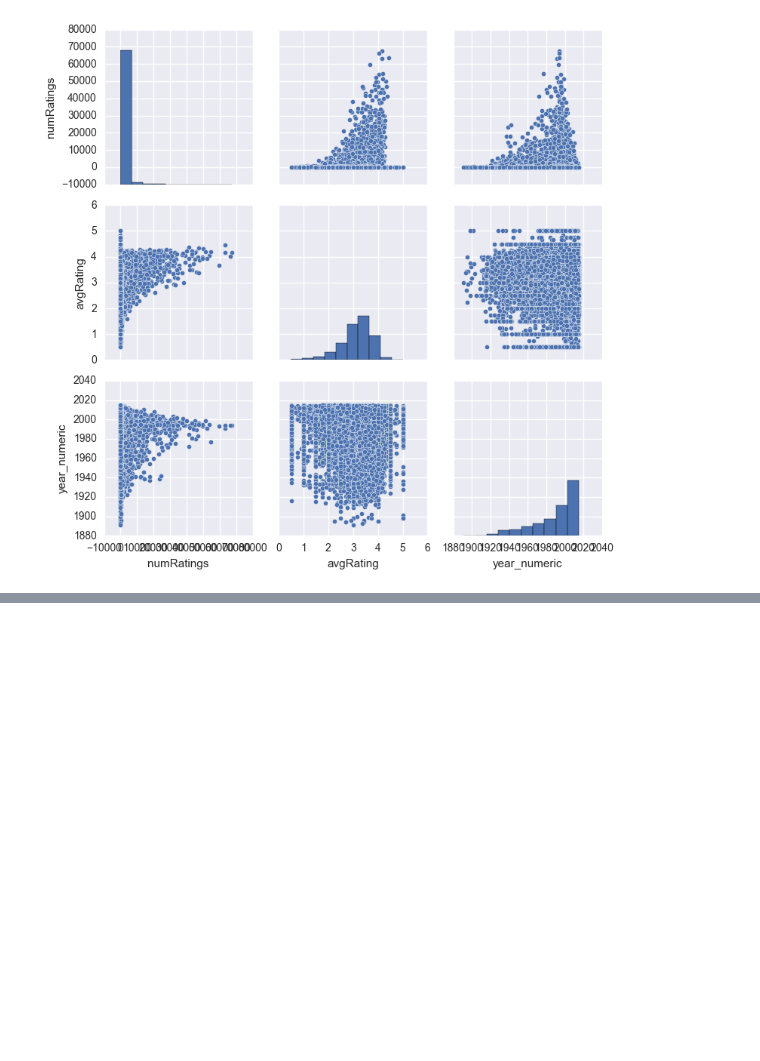
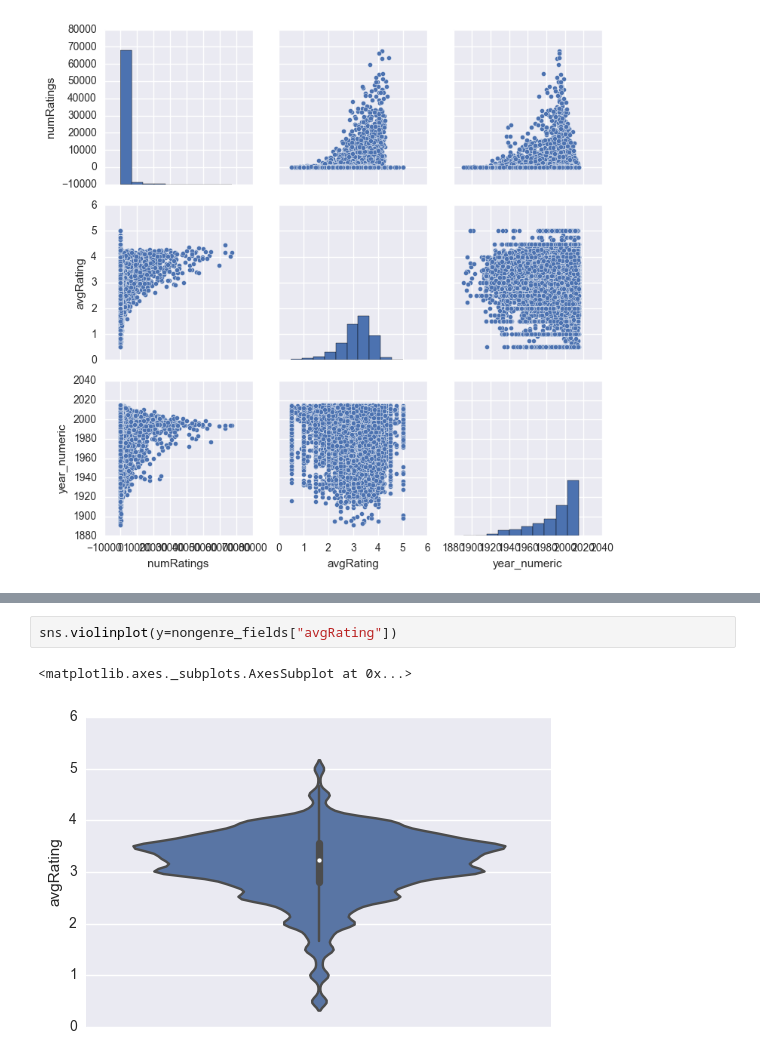
Before and after one commit to margaretpearce/movielens-spark, a Jupyter notebook: movie_ratings_cleaning.ipynb, the cells around one changed output, grey strips where cells are left out. Saved outputs shown, nothing was run; the diff lists cells and outputs as text; blank space fills up the shorter version.

```diff
--- a/movie_ratings_cleaning.ipynb
+++ b/movie_ratings_cleaning.ipynb
@@ -191,0 +202,5 @@ sns.pairplot(nongenre_fields)
+# %%
+sns.violinplot(y=nongenre_fields["avgRating"])
+# %% [output]
+<matplotlib.axes._subplots.AxesSubplot at 0x...>
+[figure, added]
```
Also changed, not shown: parts of 6 cells of this notebook.
